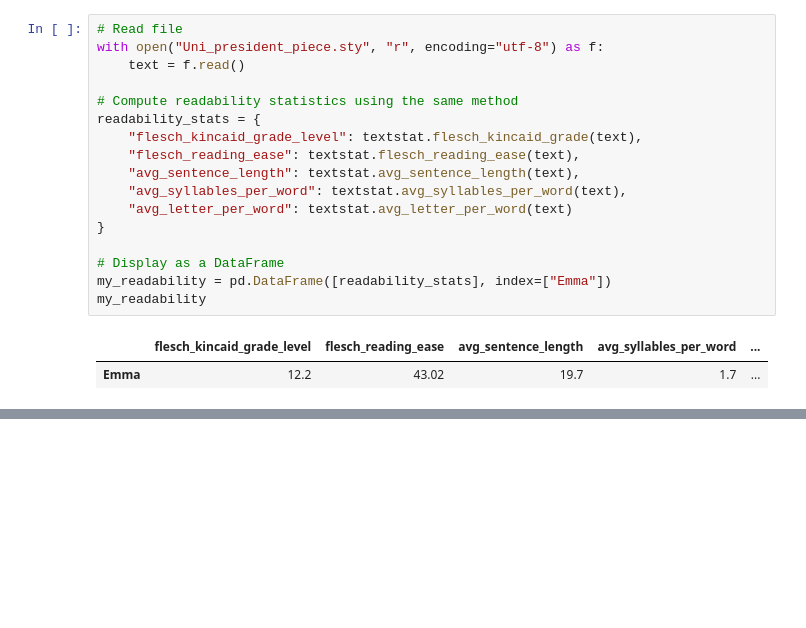
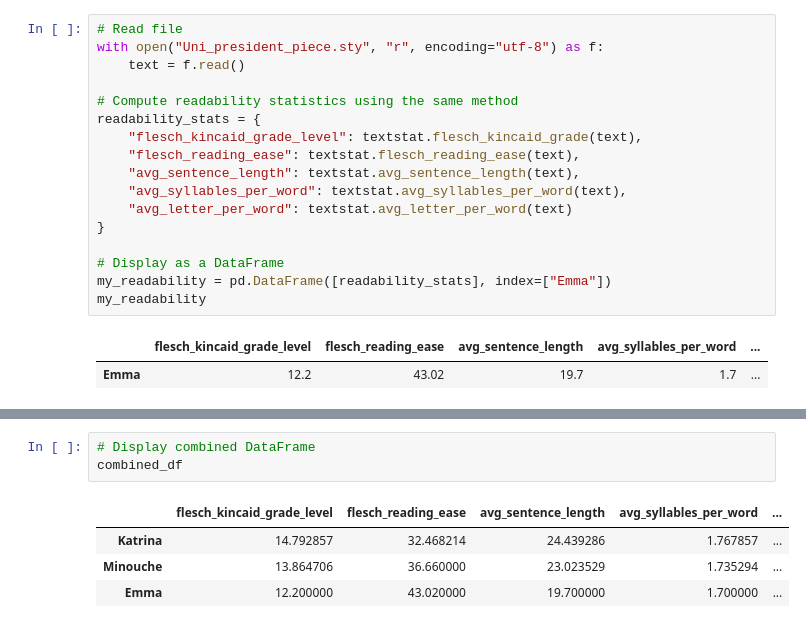
Before and after one commit to es098712/Columbia-President-Emails, a Jupyter notebook: readability_analysis.ipynb, the cells around one changed output, grey strips where cells are left out. Cells and saved outputs as stored; diff of their text form; blank space fills up the shorter version.

```diff
--- a/readability_analysis.ipynb
+++ b/readability_analysis.ipynb
@@ -88,3 +88,11 @@ plt.legend(title="Text Source")
 plt.show()
 # %% [output]
 [figure]
+# %%
+# Display combined DataFrame
+combined_df
+# %% [output]
+|  | flesch_kincaid_grade_level | flesch_reading_ease | avg_sentence_length | avg_syllables_per_word | ... |
+| Katrina | 14.792857 | 32.468214 | 24.439286 | 1.767857 | ... |
+| Minouche | 13.864706 | 36.660000 | 23.023529 | 1.735294 | ... |
+| Emma | 12.200000 | 43.020000 | 19.700000 | 1.700000 | ... |
```
Also changed, not shown: parts of 1 cell of this notebook, 1 other file.
